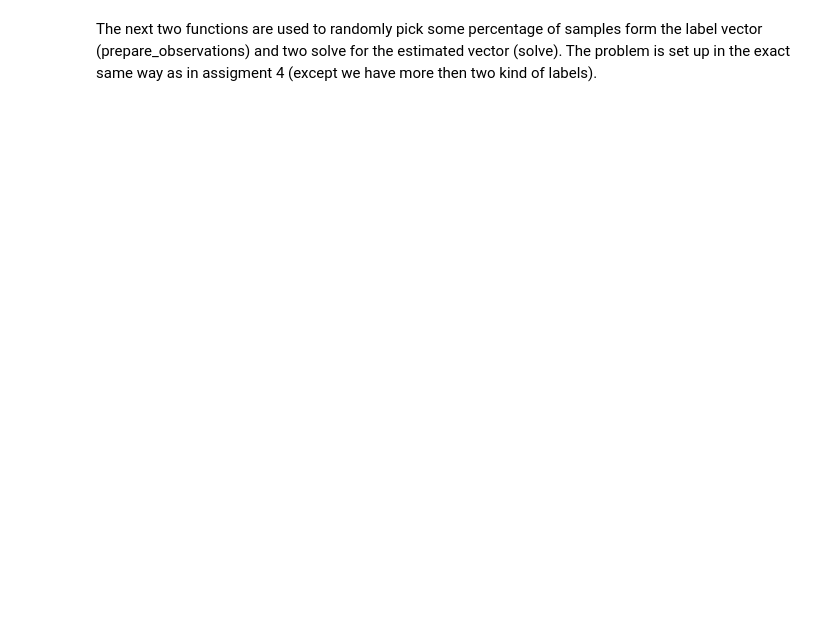
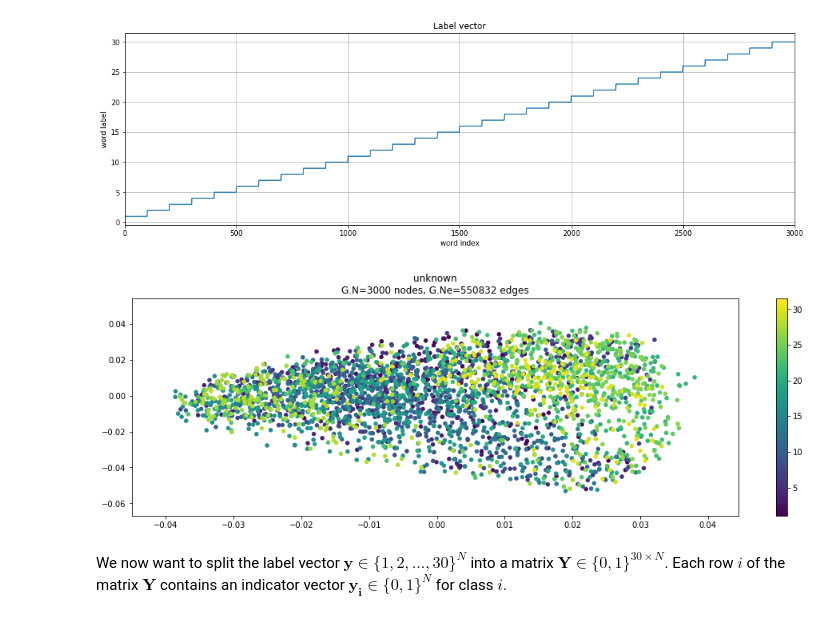
Before and after one commit to adrianlwn/NTDS-Speech-Recognition-Challenge, a Jupyter notebook: semi-supervised_framework.ipynb, the cells around one changed output. Saved outputs shown, nothing was run; the diff lists cells and outputs as text; code cells hidden in the pictures; blank space fills up the shorter version.

```diff
--- a/semi-supervised_framework.ipynb
+++ b/semi-supervised_framework.ipynb
@@ -162,5 +141 @@ We can use any two eigenvectors to plot the graph, I chose vecto 1 and two (not
-# %%
-# Use Laplacian Eigenmaps to plot the graph in 2D
-G.set_coordinates(G.U[:,(1,2)])
-G.plot()
 # %% [markdown]
@@ -168,11 +143,18 @@ Now we create a vector containing the label of each class that we have to classi
 # %%
 # Build Label vector
 # Define class name vector, the index will correspond to the calss label
-class_names = ['unknown','yes','no','up','down','left','right','on','off','stop','go']
-label_vec = np.ones(G.N)
+class_names = features_og['info']['word'].unique()
+y = np.ones(len(features_og))
 for i in range(0,len(class_names)):
-    label_vec +=(features_og['info','word'] == class_names[i]) *i
+    y +=(features_og['info','word'] == class_names[i]) * i
 
-G.plot_signal(label_vec, vertex_size=20)
+y.plot()
+plt.grid()
+plt.title('Label vector')
+plt.xlabel('word index')
+plt.ylabel('word label')
+G.set_coordinates(G.U[:,1:3])
+G.plot_signal(y, vertex_size=20)
+# %% [output]
+[figure, added]
+[figure, added]
-# %% [markdown]
-The next two functions are used to randomly pick some percentage of samples form the label vector (prepare_observations) and two solve for the estimated vector (solve). The problem is set up in the exact same way as in assigment 4 (except we have more then two kind of labels).
@@ -205,0 +161,2 @@ y = prepare_observations(p=0.5)
+# %% [markdown]
+We now want to split the label vector $\mathbf{y} \in \{1,2,...,30\}^{N}$ into a matrix $\mathbf{Y}\in \{0,1\}^{30\times N}$. Each row $i$ of the matrix $\mathbf{Y}$ contains an indicator vector $\mathbf{y_i}\in\{0,1\}^N$ for class $i$.
```
Also changed, not shown: parts of 39 cells of this notebook, 2 other files.
